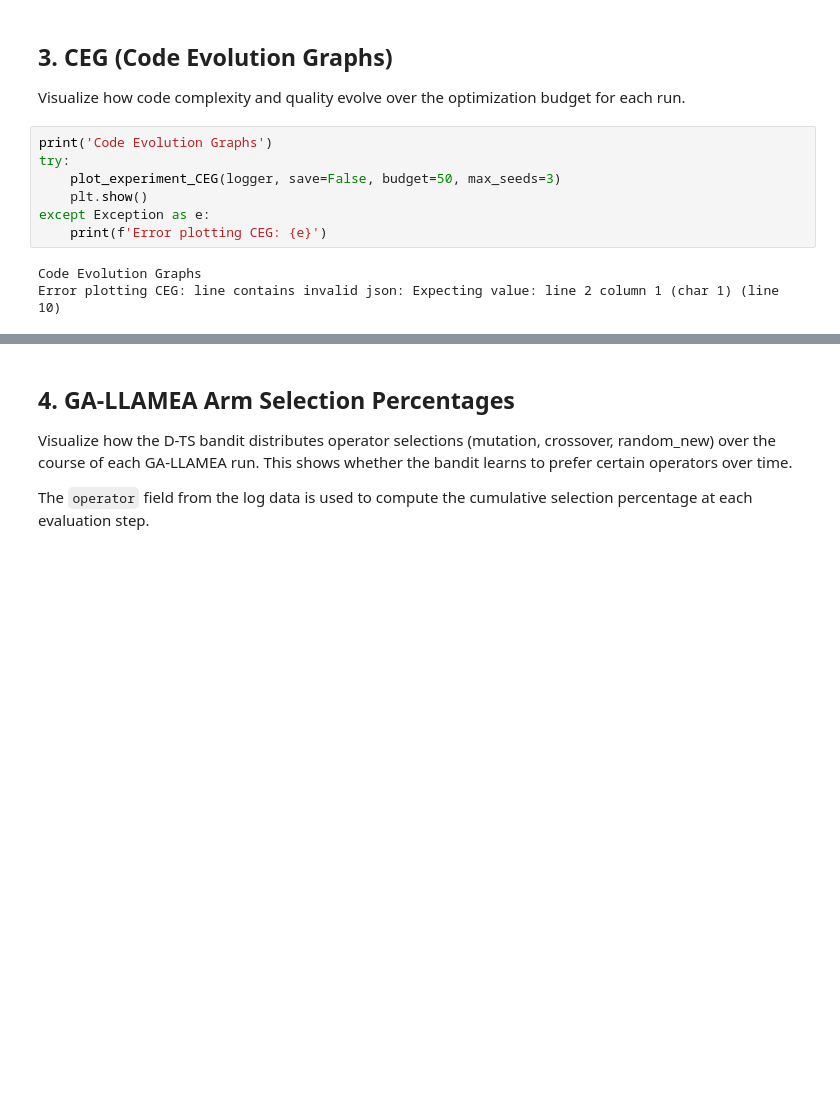
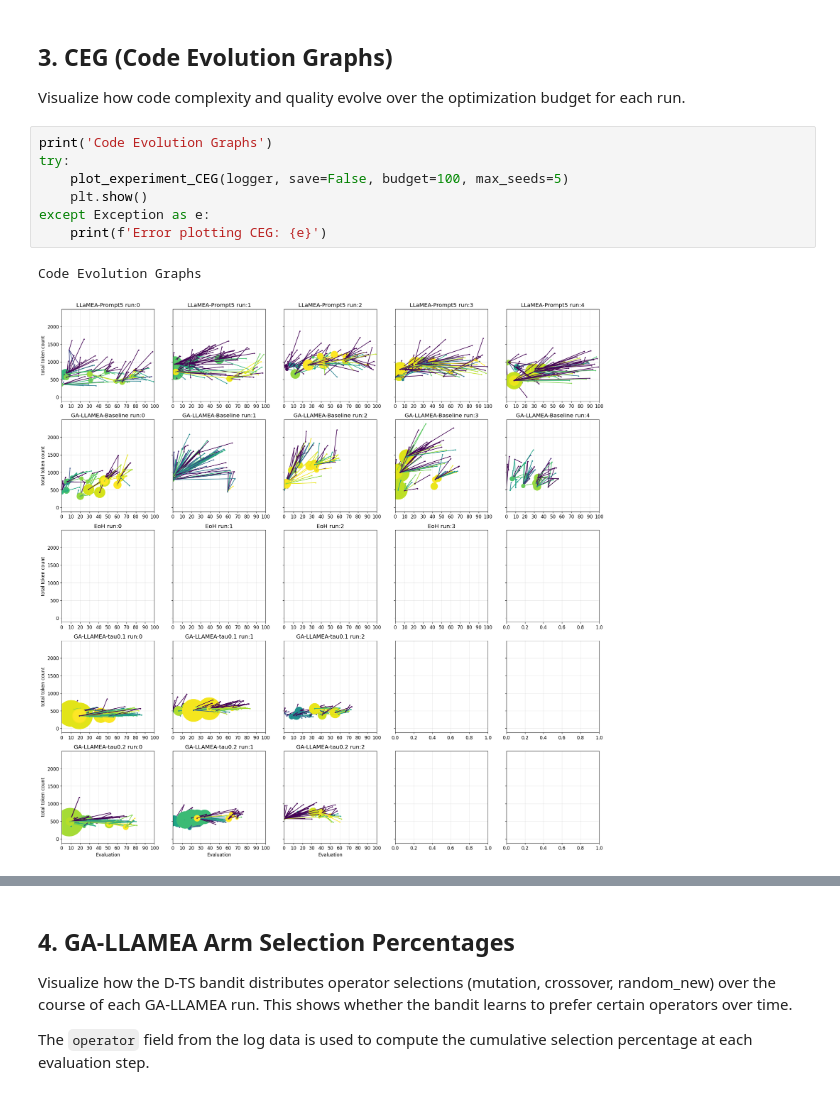
Before and after one commit to RigelKukoy/WORKING-GA-LLAMEA, a Jupyter notebook: examples/visualize_comparison_prompts.ipynb, the cells around one changed output, grey strips where cells are left out. Cells and saved outputs as stored; diff of their text form; blank space fills up the shorter version.

```diff
--- a/examples/visualize_comparison_prompts.ipynb
+++ b/examples/visualize_comparison_prompts.ipynb
@@ -127,10 +131,10 @@ Visualize how code complexity and quality evolve over the optimization budget fo
 # %%
 print('Code Evolution Graphs')
 try:
-    plot_experiment_CEG(logger, save=False, budget=50, max_seeds=3)
+    plot_experiment_CEG(logger, save=False, budget=100, max_seeds=5)
     plt.show()
 except Exception as e:
     print(f'Error plotting CEG: {e}')
 # %% [output]
 Code Evolution Graphs
-Error plotting CEG: line contains invalid json: Expecting value: line 2 column 1 (char 1) (line 10)
+[figure, added]
```
Also changed, not shown: parts of 18 cells of this notebook, 12 other files.
